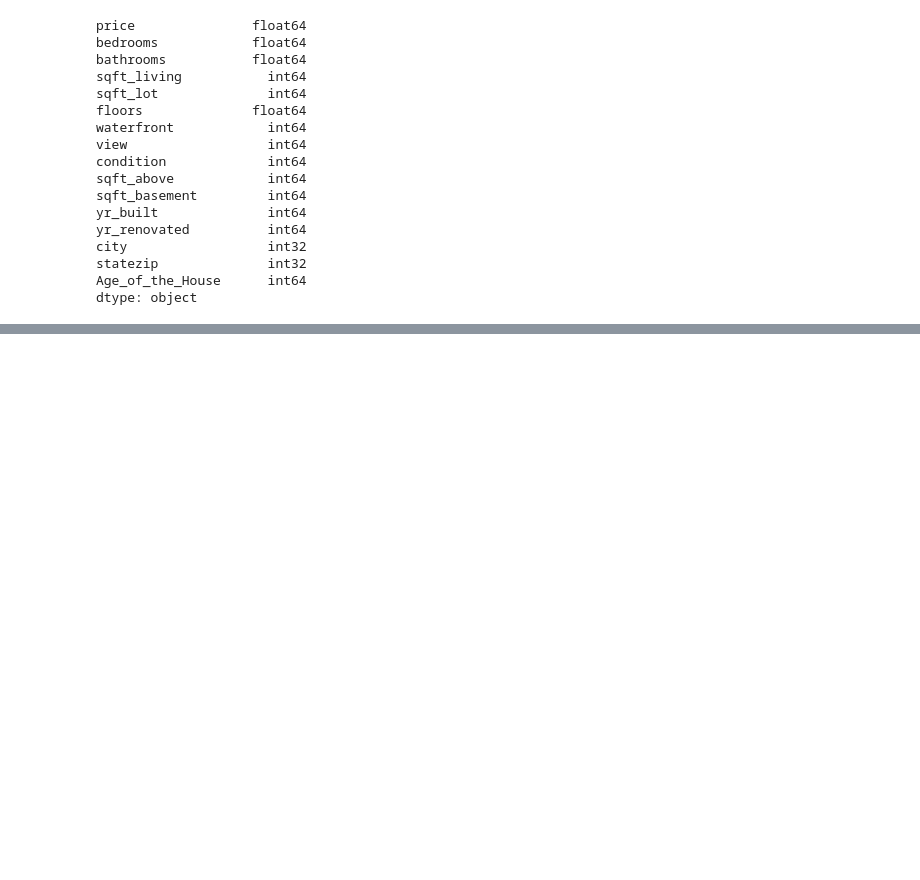
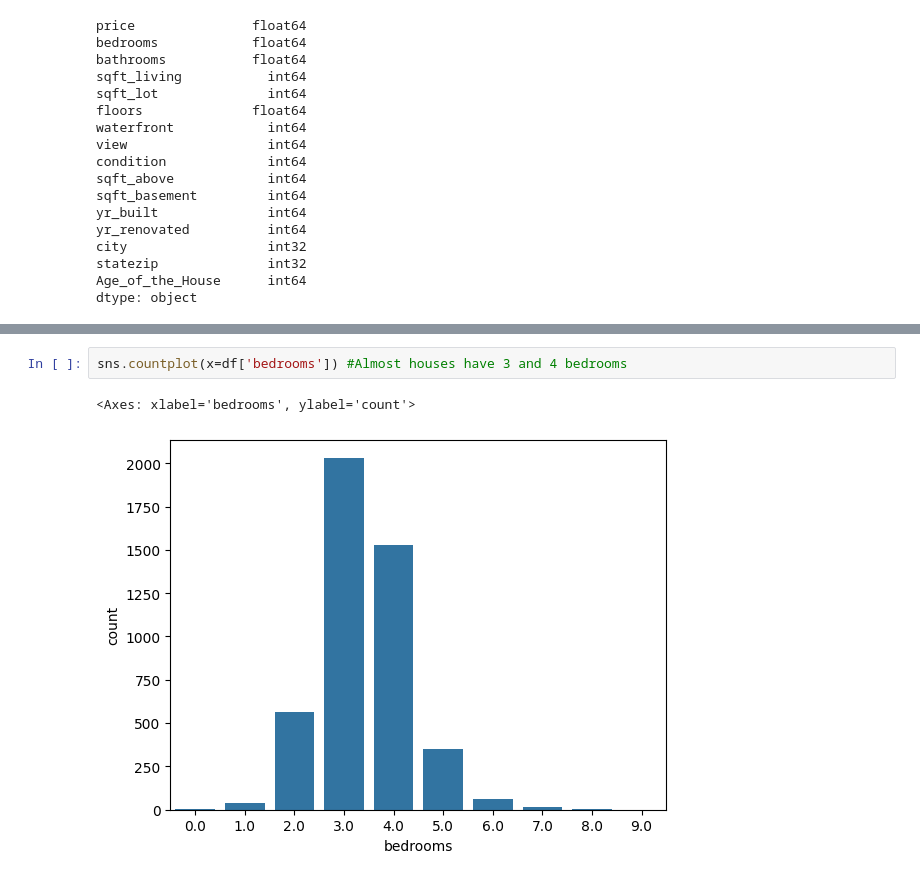
Before and after one commit to walethewave/Supervised-Learning, a Jupyter notebook: Supervised learning.ipynb, the cells around one changed output, grey strips where cells are left out. Drawn from its saved outputs; the diff is of its cells as text; blank space fills up the shorter version.

```diff
--- a/Supervised learning.ipynb
+++ b/Supervised learning.ipynb
@@ -170,0 +179,5 @@ dtype: object
+# %%
+sns.countplot(x=df['bedrooms']) #Almost houses have 3 and 4 bedrooms
+# %% [output]
+<Axes: xlabel='bedrooms', ylabel='count'>
+[figure, added]
```
Also changed, not shown: parts of 6 cells of this notebook.
